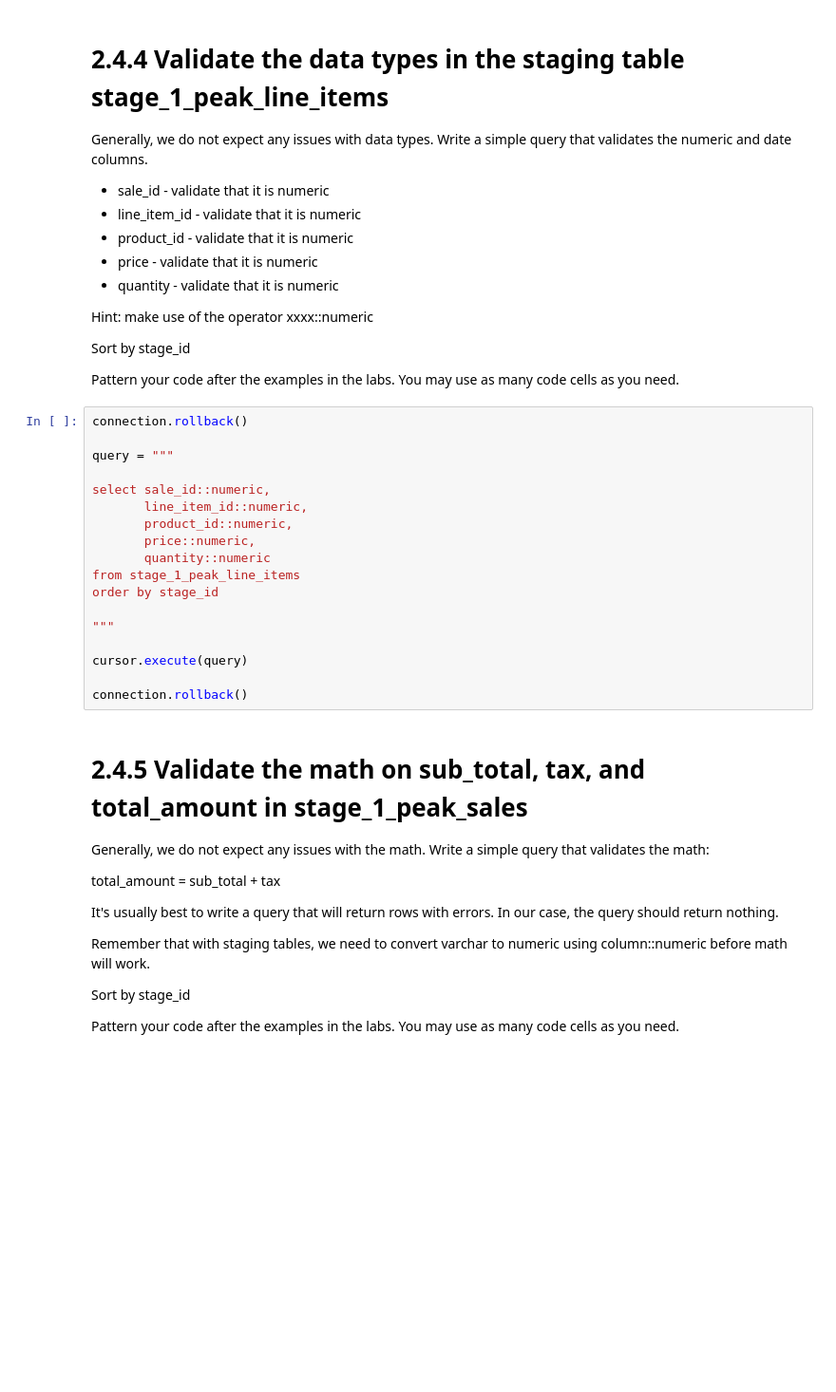
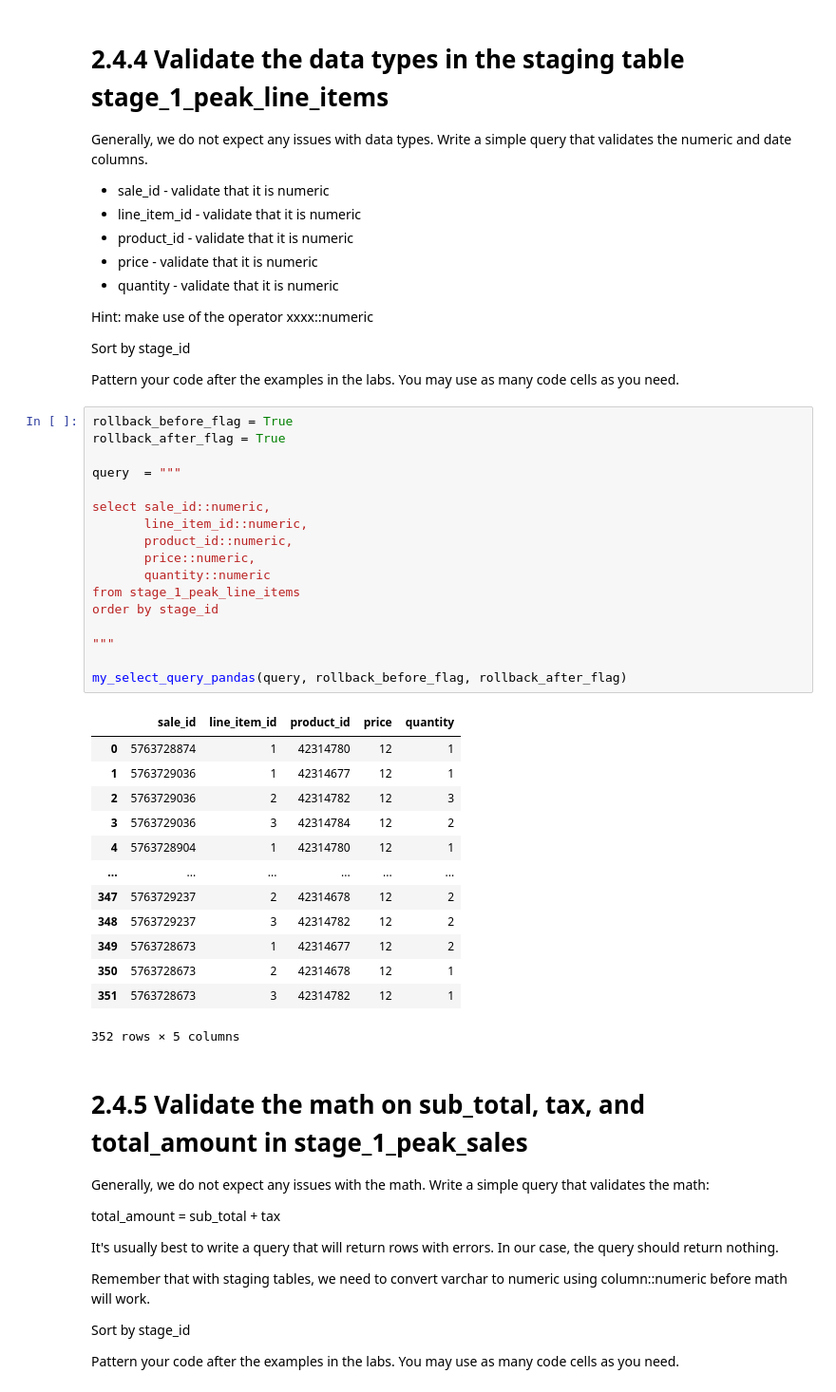
Before and after one commit to scabanela-ischool/Data_Engineering_Proj2_Tracking_User_Activity, a Jupyter notebook: project_2_4.ipynb, the cells around one changed output. Shown at 95% size. Drawn from its saved outputs; the diff is of its cells as text; blank space fills up the shorter version.

```diff
--- a/project_2_4.ipynb
+++ b/project_2_4.ipynb
@@ -274,23 +313,36 @@ Sort by stage_id
 
 Pattern your code after the examples in the labs.  You may use as many code cells as you need.
 # %%
-connection.rollback()
+rollback_before_flag = True
+rollback_after_flag = True
 
-query = """
+query  = """
 
 select sale_id::numeric,
        line_item_id::numeric,
        product_id::numeric,
        price::numeric,
        quantity::numeric
 from stage_1_peak_line_items
 order by stage_id
 
 """
 
-cursor.execute(query)
-
-connection.rollback()
+my_select_query_pandas(query, rollback_before_flag, rollback_after_flag)
+# %% [output]
+|  | sale_id | line_item_id | product_id | price | quantity |
+| 0 | 5763728874 | 1 | 42314780 | 12 | 1 |
+| 1 | 5763729036 | 1 | 42314677 | 12 | 1 |
+| 2 | 5763729036 | 2 | 42314782 | 12 | 3 |
+| 3 | 5763729036 | 3 | 42314784 | 12 | 2 |
+| 4 | 5763728904 | 1 | 42314780 | 12 | 1 |
+| ... | ... | ... | ... | ... | ... |
+| 347 | 5763729237 | 2 | 42314678 | 12 | 2 |
+| 348 | 5763729237 | 3 | 42314782 | 12 | 2 |
+| 349 | 5763728673 | 1 | 42314677 | 12 | 2 |
+| 350 | 5763728673 | 2 | 42314678 | 12 | 1 |
+| 351 | 5763728673 | 3 | 42314782 | 12 | 1 |
+352 rows × 5 columns
 # %% [markdown]
 # 2.4.5 Validate the math on sub_total, tax, and total_amount in stage_1_peak_sales
 
```
Also changed, not shown: parts of 10 cells of this notebook.
